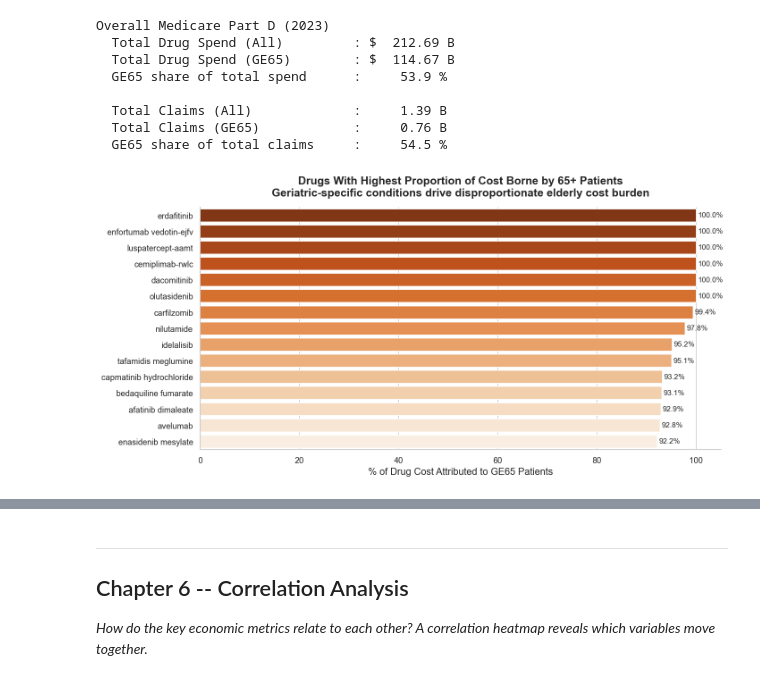
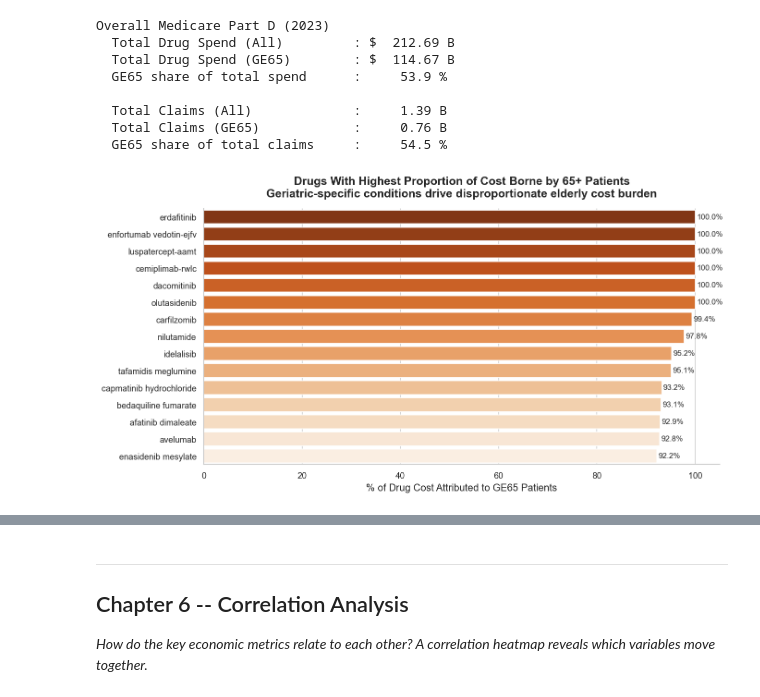
Before and after one commit to M-Nadeem-B/EDA_Medicare_part_D, a Jupyter notebook: EDA_Medicare_Improved.ipynb, the cells around one changed output, grey strips where cells are left out. Drawn from its saved outputs; the diff is of its cells as text; code cells hidden in the pictures.

```diff
--- a/EDA_Medicare_Improved.ipynb
+++ b/EDA_Medicare_Improved.ipynb
@@ -968,32 +968,32 @@ Overall Medicare Part D (2023)
 # Which drugs have the highest elderly cost burden?
 ge65_summary = (
     df.groupby('Gnrc_Name')
     .agg(
         Total_Cost=('Tot_Drug_Cst', 'sum'),
         GE65_Cost=('GE65_Tot_Drug_Cst', 'sum')
     )
     .dropna()
     .assign(GE65_Share=lambda x: x['GE65_Cost'] / x['Total_Cost'] * 100) #get % of total cost borne by GE65 patients
     .query('Total_Cost > 1e6')  # filter very low spend drugs
     .sort_values('GE65_Share', ascending=False)
     .head(15)
     .reset_index()
 )
 
 fig, ax = plt.subplots(figsize=FIG_SIZE)
 sns.barplot(data=ge65_summary, x='GE65_Share', y='Gnrc_Name', hue='Gnrc_Name',
             legend=False,
             palette='Oranges_r', ax=ax)
 
 
 for bar, val in zip(ax.patches, ge65_summary['GE65_Share']):
     ax.text(bar.get_width() + 0.3, bar.get_y() + bar.get_height()/2,
             f'{val:.1f}%', va='center', fontsize=10)
 
 ax.set_title('Drugs With Highest Proportion of Cost Borne by 65+ Patients\nGeriatric-specific conditions drive disproportionate elderly cost burden', pad=15)
 ax.set_xlabel('% of Drug Cost Attributed to GE65 Patients')
 ax.set_ylabel('')
-plt.tight_layout()
+# plt.tight_layout()
 plt.show()
 # %% [output]
-[figure, old version]
+[figure, new version]
```
Also changed, not shown: parts of 4 cells of this notebook.
